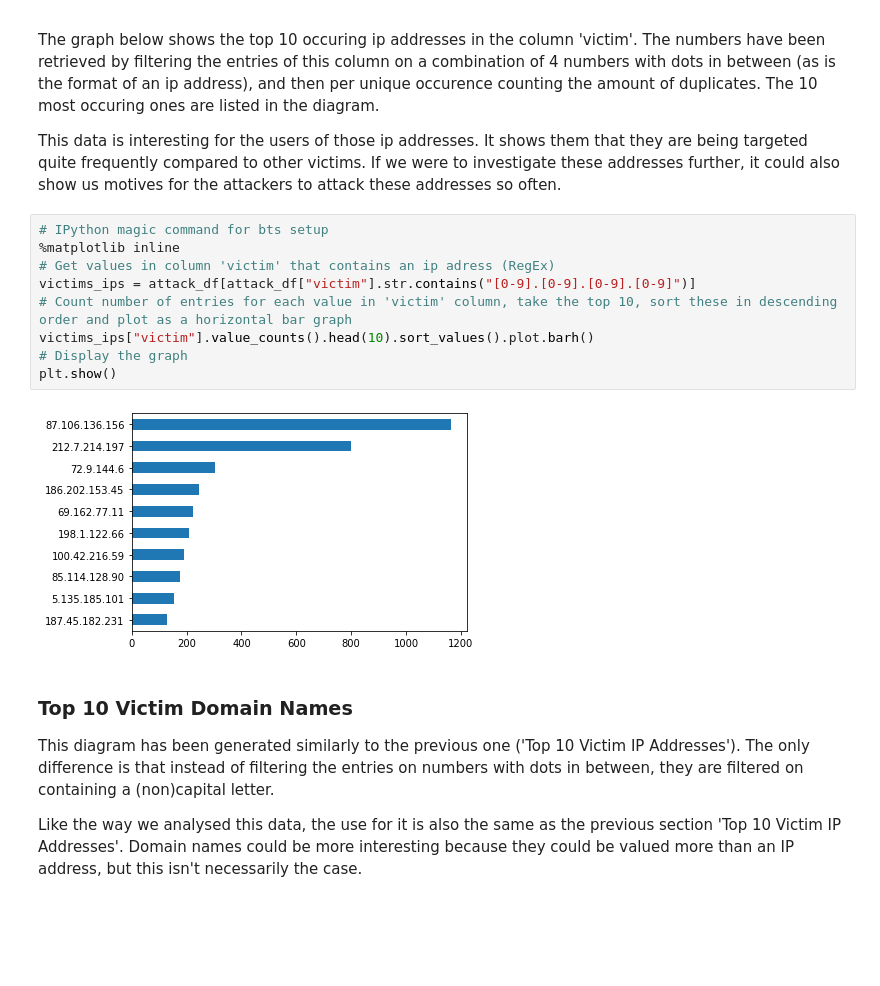
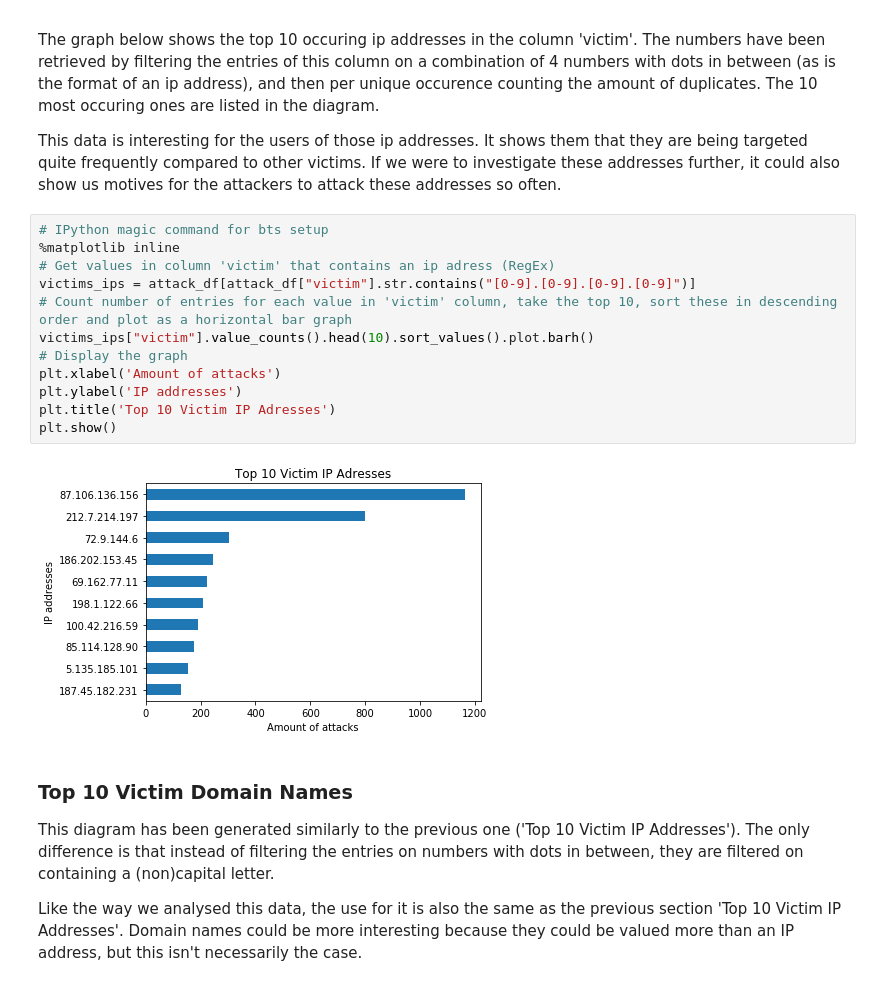
Before and after one commit to NijeboerFrank/jupyter-assignment-3, a Jupyter notebook: assignment2.ipynb, the cells around one changed output. Drawn from its saved outputs; the diff is of its cells as text; blank space fills up the shorter version.

Commit message:
added xlabels and titles

```diff
--- a/assignment2.ipynb
+++ b/assignment2.ipynb
@@ -69,14 +69,17 @@ This data is interesting for the users of those ip addresses. It shows them that
 # %%
 # IPython magic command for bts setup
 %matplotlib inline
 # Get values in column 'victim' that contains an ip adress (RegEx)
 victims_ips = attack_df[attack_df["victim"].str.contains("[0-9].[0-9].[0-9].[0-9]")]
 # Count number of entries for each value in 'victim' column, take the top 10, sort these in descending order and plot as a horizontal bar graph
 victims_ips["victim"].value_counts().head(10).sort_values().plot.barh()
 # Display the graph
+plt.xlabel('Amount of attacks')
+plt.ylabel('IP addresses')
+plt.title('Top 10 Victim IP Adresses')
 plt.show()
 # %% [output]
-[figure, old version]
+[figure, new version]
 # %% [markdown]
 ### Top 10 Victim Domain Names
 This diagram has been generated similarly to the previous one ('Top 10 Victim IP Addresses'). The only difference is that instead of filtering the entries on numbers with dots in between, they are filtered on containing a (non)capital letter.
```
Also changed, not shown: parts of 3 cells of this notebook.
